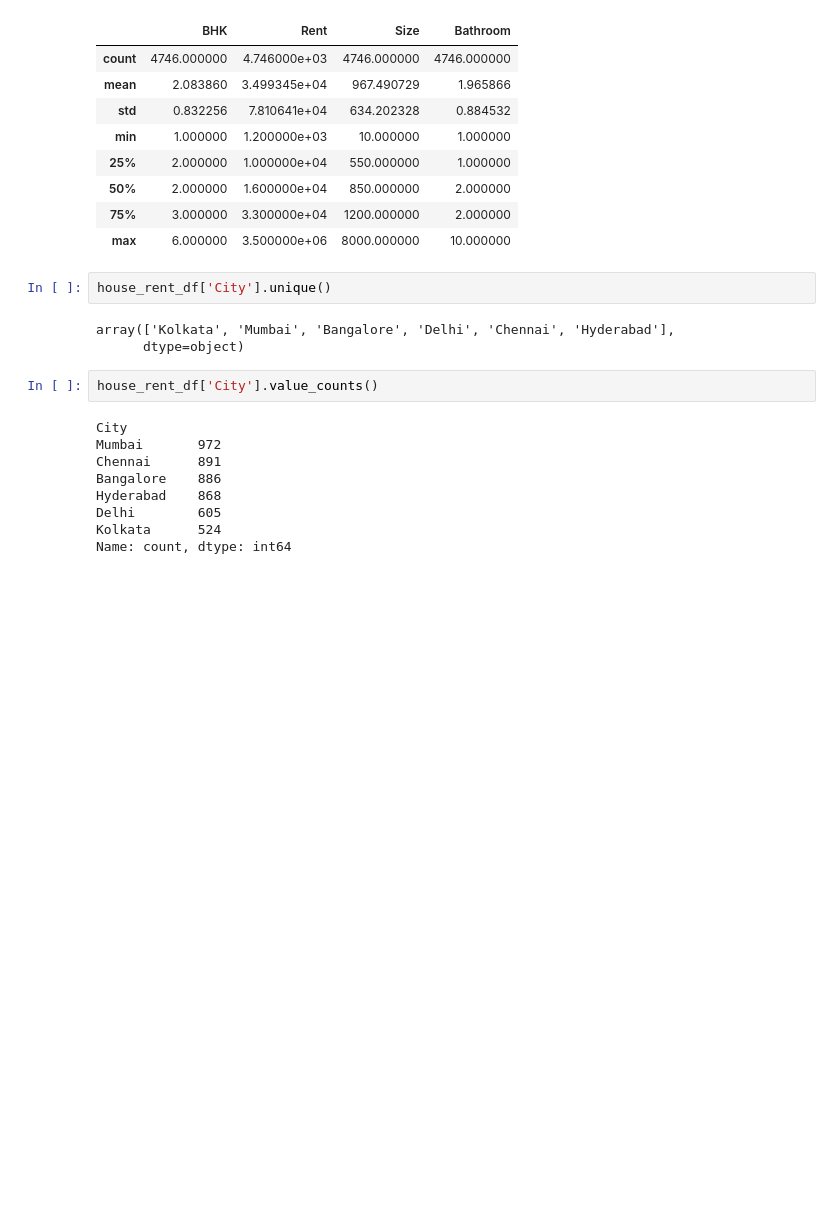
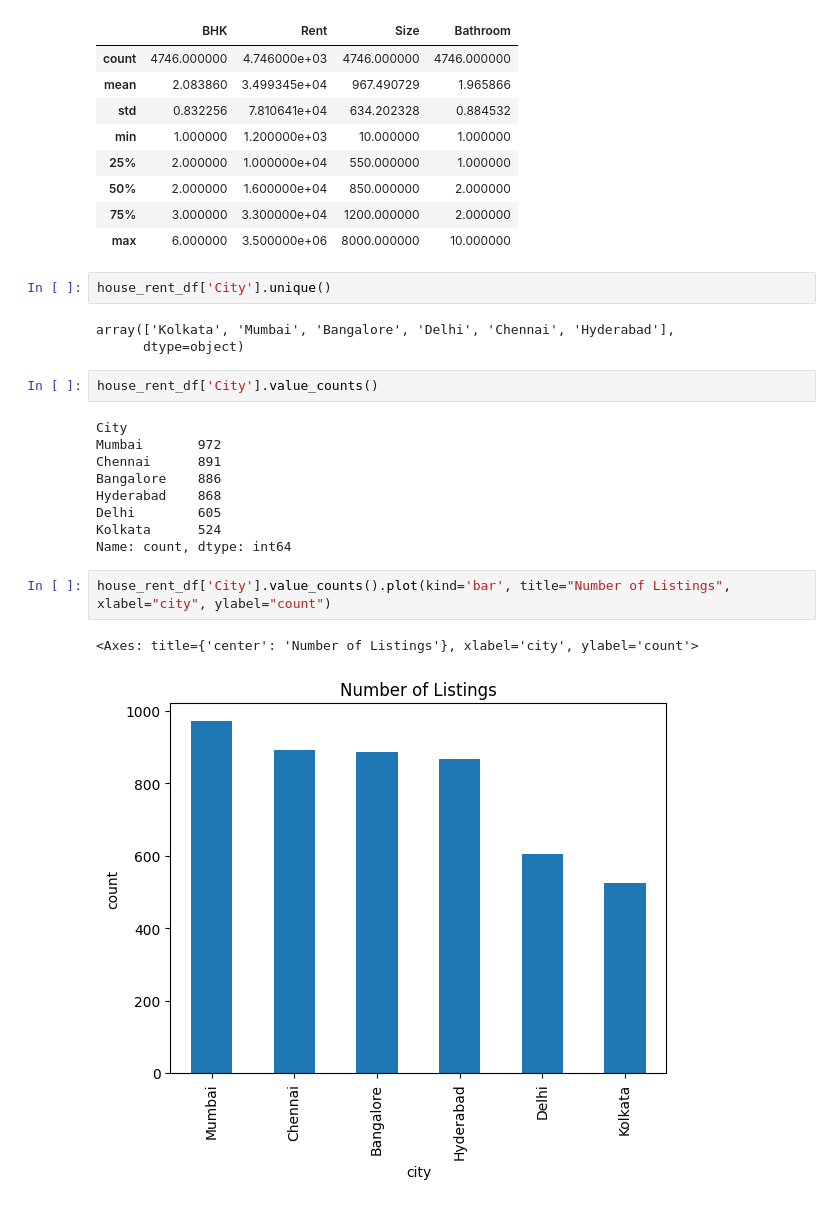
Before and after one commit to xaravind/py-wd-workspace, a Jupyter notebook: demo_pandas.ipynb, the cells around one changed output. Drawn from its saved outputs; the diff is of its cells as text; blank space fills up the shorter version.

```diff
--- a/demo_pandas.ipynb
+++ b/demo_pandas.ipynb
@@ -90,3 +90,8 @@ Hyderabad    868
 Delhi        605
 Kolkata      524
 Name: count, dtype: int64
+# %%
+house_rent_df['City'].value_counts().plot(kind='bar', title="Number of Listings", xlabel="city", ylabel="count")
+# %% [output]
+<Axes: title={'center': 'Number of Listings'}, xlabel='city', ylabel='count'>
+[figure, added]
```
